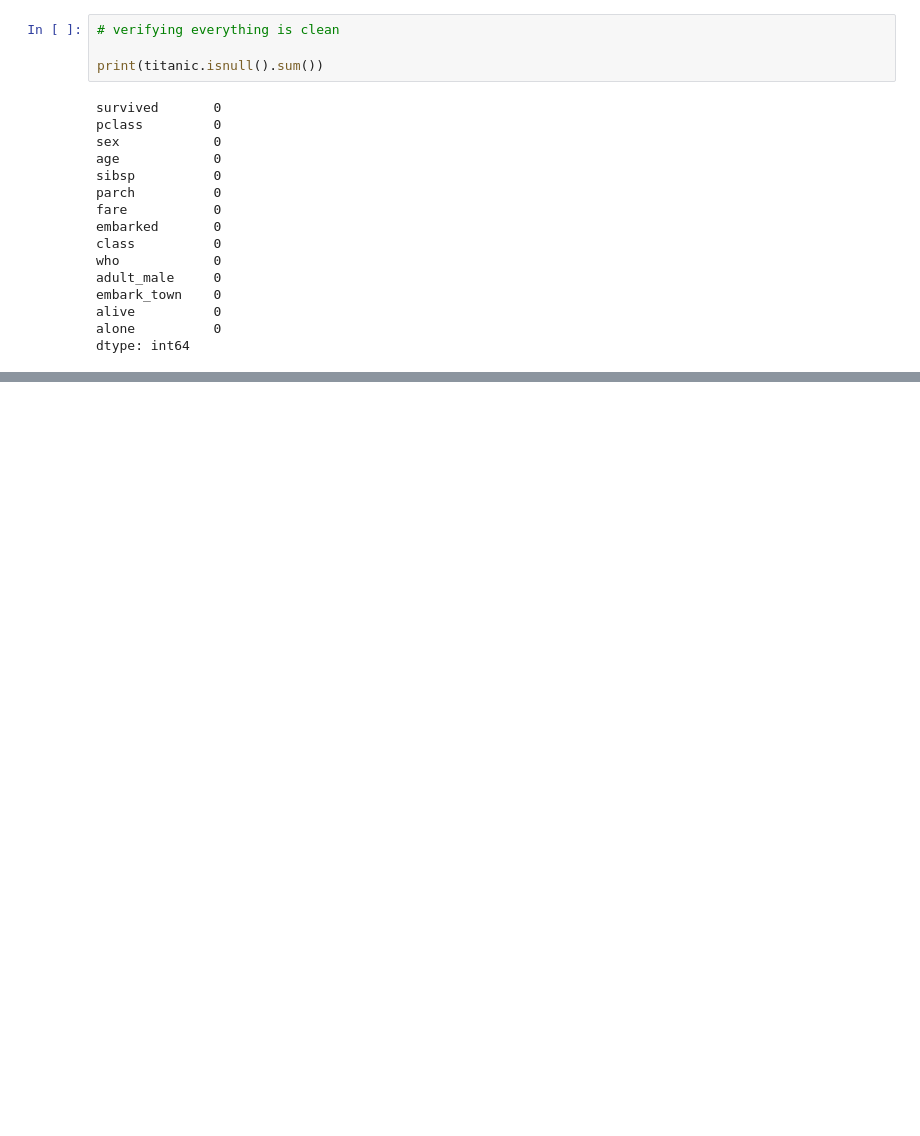
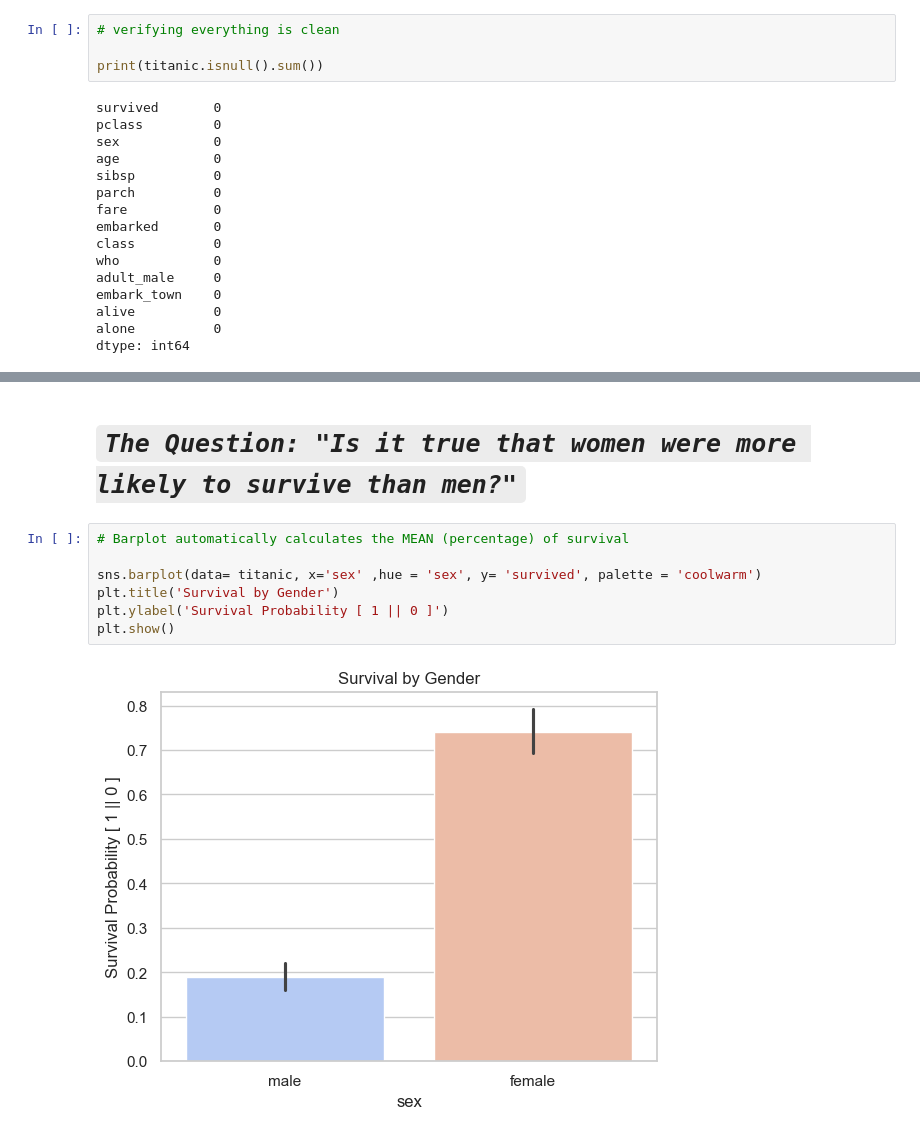
Before and after one commit to cvvibhav/data-science-journey, a Jupyter notebook: phase_beginner_capstone_project/Titanic_Analysis.ipynb.ipynb, the cells around one changed output, grey strips where cells are left out. Cells and saved outputs as stored; diff of their text form; blank space fills up the shorter version.

```diff
--- a/phase_beginner_capstone_project/Titanic_Analysis.ipynb.ipynb
+++ b/phase_beginner_capstone_project/Titanic_Analysis.ipynb.ipynb
@@ -235,0 +273,11 @@ dtype: int64
+# %% [markdown]
+# ***`The Question: "Is it true that women were more likely to survive than men?"`***
+# %%
+# Barplot automatically calculates the MEAN (percentage) of survival
+
+sns.barplot(data= titanic, x='sex' ,hue = 'sex', y= 'survived', palette = 'coolwarm')
+plt.title('Survival by Gender')
+plt.ylabel('Survival Probability [ 1 || 0 ]')
+plt.show()
+# %% [output]
+[figure, added]
```
Also changed, not shown: parts of 23 cells of this notebook, 1 other file.
